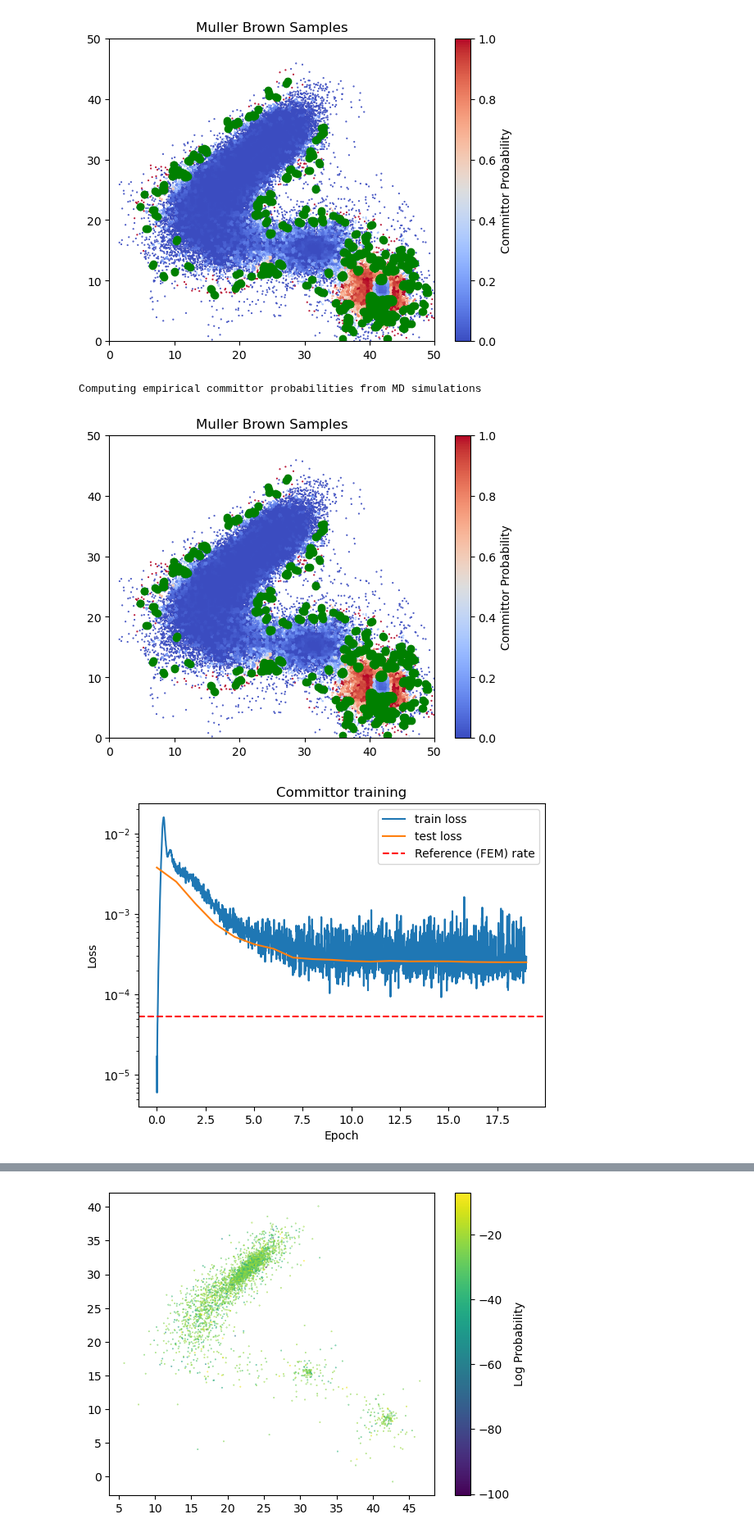
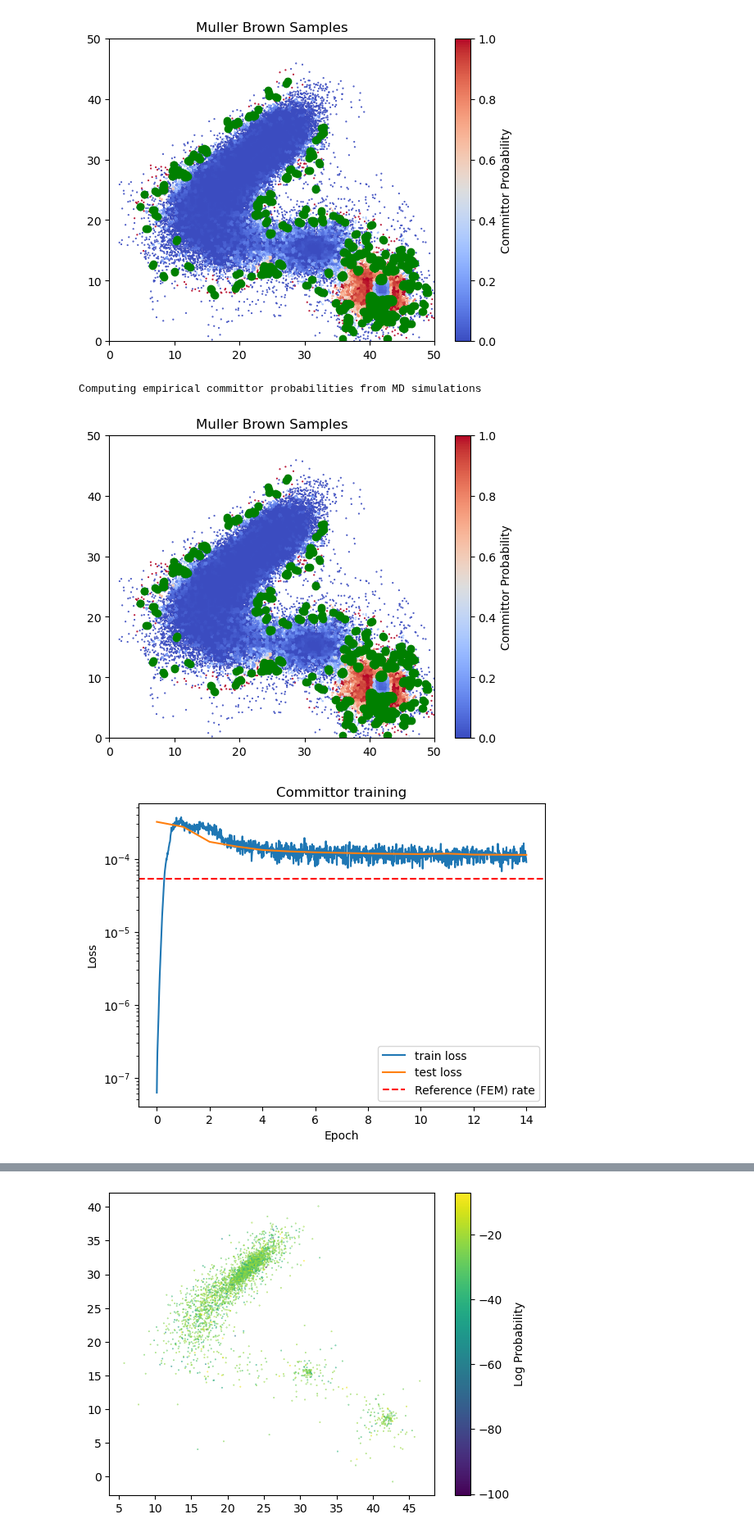
Before and after one commit to michael-psenka/OM-TPS, a Jupyter notebook: train_committor_mb.ipynb, the cells around one changed output, grey strips where cells are left out. Shown at 82% size. Cells and saved outputs as stored; diff of their text form; code cells hidden in the pictures.

```diff
--- a/train_committor_mb.ipynb
+++ b/train_committor_mb.ipynb
@@ -8,14 +8,13 @@ import torch
 from mb_dataset import MBDataset
 from mb_calculator import MullerBrownPotential
 import os
-os.environ["CUDA_VISIBLE_DEVICES"] = "7"
 calculator = MullerBrownPotential(device = "cpu")
 
-dataset = MBDataset(preload_sim_dir="diffusion_data/temp=700_timestep=5.0_friction=0.001", device = "cuda")
+dataset = MBDataset(preload_sim_dir="diffusion_data/temp=700_timestep=5.0_friction=0.001", device = "cuda:6")
 # %% [output]
 Loading simulations from directory: diffusion_data/temp=700_timestep=5.0_friction=0.001
 # %%
-device = torch.device("cuda:0")
+device = torch.device("cuda:6")
 
 
 def plot_samples(samples: np.ndarray, committor_probs: np.ndarray, plot_transition = True, title: str = "Muller Brown Samples") -> None:
@@ -278,8 +277,6 @@ from mb_ddpm import MLP, MBDiffusionModel
 print("Computing empirical committor probabilities from MD simulations")
 committor_probs  = get_gt_committor_probs(all_pos, start_indicator,end_indicator, calculator)
 plot_samples(all_pos.reshape(-1, 2), committor_probs.reshape(-1, 2))
-
-device = torch.device(torch.cuda.current_device() if torch.cuda.is_available() else "cpu")
 
 class CommittorMLP(torch.nn.Module):
     def __init__(self, in_dim, hidden_dim, out_dim, device, act = F.relu):
@@ -322,10 +319,11 @@ mean = torch.tensor(mean).to(device).to(torch.float32)
 std = torch.tensor(mean).to(device).to(torch.float32)
 
 # Train the model on the sampled molecules
+
+n_steps = 1600 # number of training steps (keep this constant across data sizes)
 batch_size = 4096
-n_epochs = 20
 max_data_size = 422000
-filter_transition = True
+filter_transition = False
 sl_loss_coeff = 0.0
 grad_loss_coeff = 1.0
 start_loss_coeff = 20.0
@@ -334,8 +332,9 @@ gt_traj = all_pos.reshape(-1, 2)
 idxs = np.random.choice(gt_traj.shape[0], max_data_size, replace=False)
 optimizer = torch.optim.Adam(committor_model.parameters(), lr=1e-3)
 scheduler = linear_warmup_cosine_decay_lr_scheduler(optimizer, warmup_steps = 0, \
-                                                        total_steps = n_epochs * int(0.8 * max_data_size / batch_size), \
+                                                        total_steps = n_steps, \
                                                         lr_min=0.7, lr_max=1.0)
+n_epochs = int(n_steps / (max_data_size // batch_size))
 train_losses = []
 test_losses = []
 
@@ -346,14 +345,14 @@ cluster_assignments_keep = cluster_assignments.reshape(-1)[idxs]
 # Option 1: Compute importance-sampling weights from the Muller-Brown potential (assumes we have access to the true potential - best results)
 # energies = calculator.get_energy(gt_traj_keep)
 # min_energy = energies.min()
-# reweighting_factors_keep = torch.exp(-(energies - min_energy) / 1) # (units.kB * 700)) # set k_BT = 1
+reweighting_factors_keep = torch.exp(-(energies - min_energy) / 10) # (units.kB * 700)) # set k_BT = 1
 
 # Option 2: Compute importance-sampling weights from likelihood estimate of the generative model (doesn't work well right now)
 # log_probs = torch.load("mb_log_probs.pt")
 # reweighting_factors_keep = torch.exp(log_probs)
 
 # Option 3: Use the reweighting factors computed from the master equation (good compromise, decent results)
-reweighting_factors_keep = reweighting_factors[cluster_assignments_keep]
+# reweighting_factors_keep = master_eqn_reweighting_factors[cluster_assignments_keep]
 
 start_mask_keep = start_indicator.reshape(-1, 1)[idxs]
 end_mask_keep = end_indicator.reshape(-1, 1)[idxs]
@@ -400,7 +399,7 @@ for e in tqdm(range(n_epochs)):
         # if transition_mask.sum() > 0:
         batch_weights = weights[transition_mask]
         batch_weights = batch_weights / batch_weights.sum()
-        grad_loss = (batch_weights * grad_prob.square().sum(-1, keepdim = True)[transition_mask]).sum()
+        grad_loss = (batch_weights * (grad_prob/std).square().sum(-1, keepdim = True)[transition_mask]).sum()
         if start.sum() > 0:
             start_boundary_loss = (pred_prob**2)[start].mean()
         if end.sum() > 0:
@@ -445,35 +444,35 @@ for e in tqdm(range(n_epochs)):
 
         # if transition_mask.sum() > 0:
 
         batch_weights = weights[transition_mask]
         batch_weights = batch_weights / batch_weights.sum()
-        grad_loss = (batch_weights * grad_prob.square().sum(-1, keepdim = True)[transition_mask]).sum()
+        grad_loss = (batch_weights * (grad_prob/std).square().sum(-1, keepdim = True)[transition_mask]).sum()
         if start.sum() > 0:
             start_boundary_loss = (pred_prob**2)[start].mean()
         if start.sum() > 0:
             end_boundary_loss = ((1 - pred_prob)**2)[end].mean()
 
         sl_loss = (pred_prob - prob).square().mean()
 
         loss = sl_loss_coeff*sl_loss + start_loss_coeff*start_boundary_loss + end_loss_coeff*end_boundary_loss + grad_loss_coeff*grad_loss
 
         tls.append(grad_loss.detach().unsqueeze(-1))
 
     test_loss = torch.cat(tls).sum(0) / len(tls)
     test_losses.append(test_loss.unsqueeze(-1))
 
 
 train_losses = torch.cat(train_losses).cpu().numpy()
 test_losses = torch.cat(test_losses).cpu().numpy()
 
 plot_losses(train_losses, test_losses, "Committor training", reference_rate=5.38e-05)
 
 # Save the model
 torch.save(committor_model, f"mb-committor-model.pt")
 # %% [output]
 Computing empirical committor probabilities from MD simulations
 [figure]
-[figure, old version]
+[figure, new version]
 # %%
 from scipy.spatial import cKDTree
 
```
Also changed, not shown: parts of 4 cells of this notebook, 3 other files.
